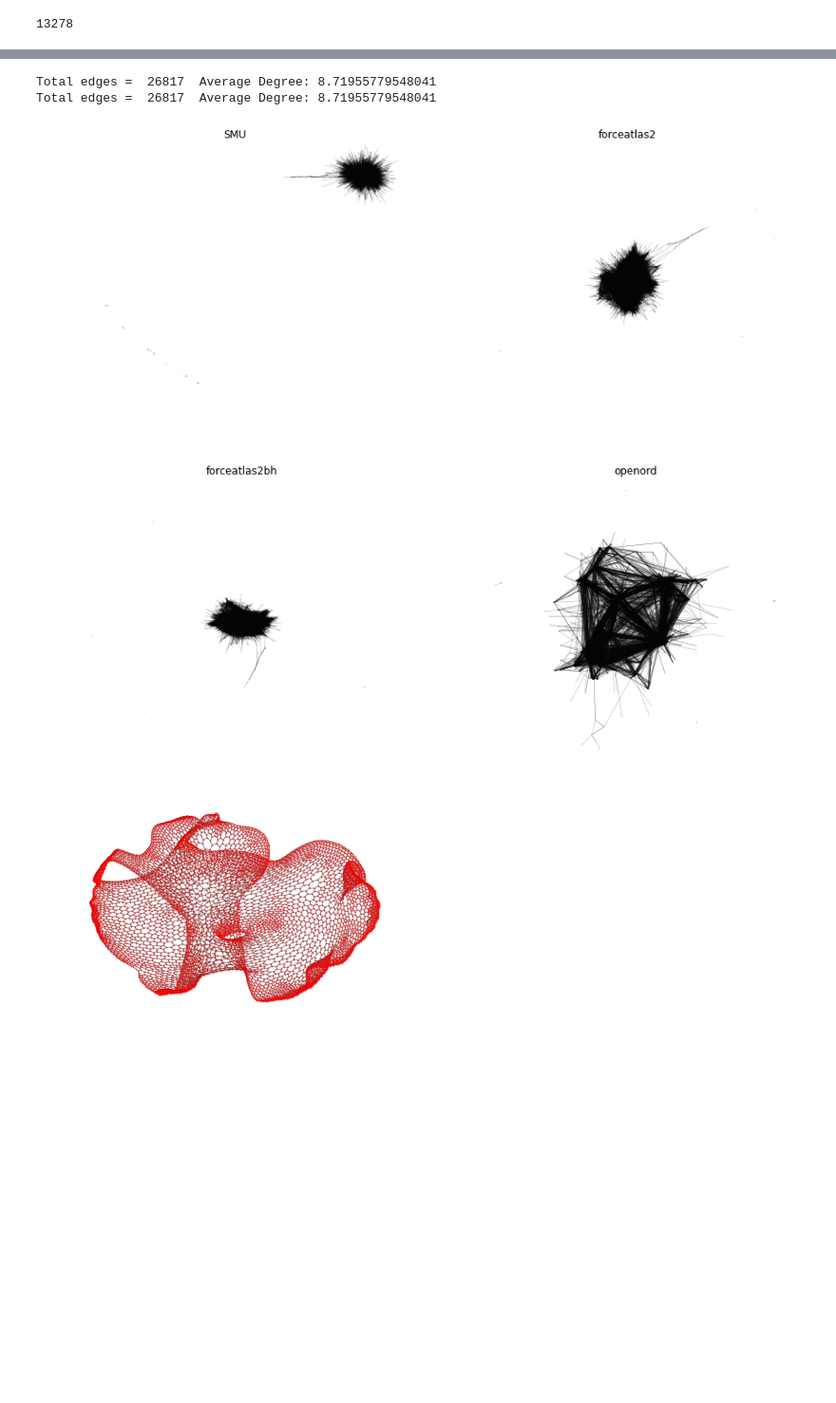
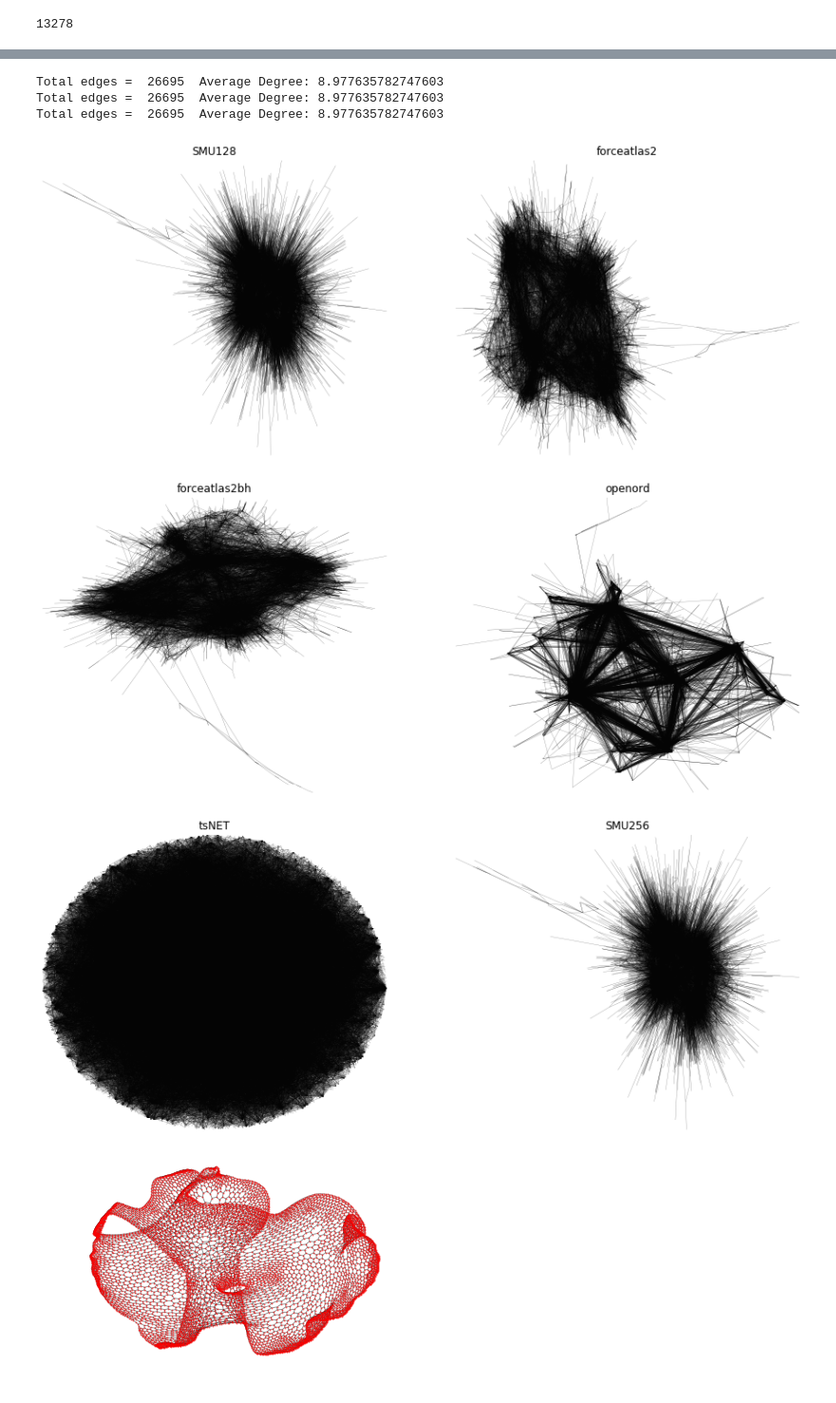
Before and after one commit to khaled-rahman/BatchLayout, a Jupyter notebook: visualize.ipynb, the cells around one changed output, grey strips where cells are left out. Shown at 95% size. Drawn from its saved outputs; the diff is of its cells as text; code cells hidden in the pictures; blank space fills up the shorter version.

Commit message:
Updated results on google topic data

```diff
--- a/visualize.ipynb
+++ b/visualize.ipynb
@@ -43,11 +43,11 @@ def drawnetworkxgraph(G, layout, ns, alp):
     plt.axis('off')
     nx.draw_networkx(G, layout, node_size=ns, with_labels=False, alpha=alp)
 # %%
-#filename = "datasets/input/3elt_dual.mtx"
-#filename = "datasets/input/grid2_dual.mtx"
-#filename = "datasets/input/power.mtx"
+filename = "datasets/input/3elt_dual.mtx"
+filename = "datasets/input/grid2_dual.mtx"
+filename = "datasets/input/power.mtx"
 filename = "datasets/input/sf_ba6000.mtx"
-#filename = "datasets/input/googletopic.mtx"
+filename = "datasets/input/Topics_Graph.mtx"
 graph = mmread(filename)
 G = nx.Graph()
 for i in range(mminfo(filename)[0]):
@@ -127,9 +127,10 @@ forceatlas2sf_ba6000 = readCoordinates("datasets/output/sf_ba6000.forceatlas2_60
 forceatlas2bhsf_ba6000 = readCoordinates("datasets/output/sf_ba6000.forceatlas2_BH_600.gml.txt")
 tsNETsf_ba6000 = readCoordinates("datasets/output/sf_ba6000.tsNET_600.txt")
 # %%
-algo1googletopic = readCoordinates("datasets/output/googletopic.mtxCACHEMINB128PARAOUTRAND600.txt")
-algo2googletopic = readCoordinates("datasets/output/googletopic.mtxCACHEMINB256PARAOUTRAND600.txt")
-openordgoogletopic = readCoordinates("datasets/output/googletopic.openord_600.gml.txt")
-forceatlas2googletopic = readCoordinates("datasets/output/googletopic.forceatlas2_600.gml.txt")
-forceatlas2bhgoogletopic = readCoordinates("datasets/output/googletopic.forceatlas2_BH_600.gml.txt")
+algo1googletopic = readCoordinates("datasets/output/Topics_Graph.mtxCACHEMINB128PARAOUTRAND600.txt")
+algo2googletopic = readCoordinates("datasets/output/Topics_Graph.mtxCACHEMINB256PARAOUTRAND600.txt")
+openordgoogletopic = readCoordinates("datasets/output/Topics_Graph.openord_600.gml.txt")
+forceatlas2googletopic = readCoordinates("datasets/output/Topics_Graph.forceatlas2_600.gml.txt")
+forceatlas2bhgoogletopic = readCoordinates("datasets/output/Topics_Graph.forceatlas2_BH_600.gml.txt")
+tsNETgoogletopic = readCoordinates("datasets/output/Topics_Graph.tsNET_600.txt")
 # %%
@@ -168,11 +169,14 @@ drawlinegraph(G, tsNETsf_ba6000, tsNETsf_ba6000, "tsNET", "tsNET")
 # %%
-drawlinegraph(G, algo2googletopic, forceatlas2googletopic, "SMU", "forceatlas2")
+drawlinegraph(G, algo1googletopic, forceatlas2googletopic, "SMU128", "forceatlas2")
 drawlinegraph(G, forceatlas2bhgoogletopic, openordgoogletopic, "forceatlas2bh", "openord")
+drawlinegraph(G, tsNETgoogletopic, algo2googletopic, "tsNET", "SMU256")
 # %% [output]
-Total edges =  26817  Average Degree: 8.71955779548041
-Total edges =  26817  Average Degree: 8.71955779548041
+Total edges =  26695  Average Degree: 8.977635782747603
+Total edges =  26695  Average Degree: 8.977635782747603
+Total edges =  26695  Average Degree: 8.977635782747603
-[figure, old version]
+[figure, new version]
-[figure, old version]
+[figure, new version]
+[figure, added]
 # %%
 drawnetworkxgraph(G, algo13elt_dual, 1.2, 0.4)
 # %% [output]
```
Also changed, not shown: parts of 9 cells of this notebook, 25 other files.
